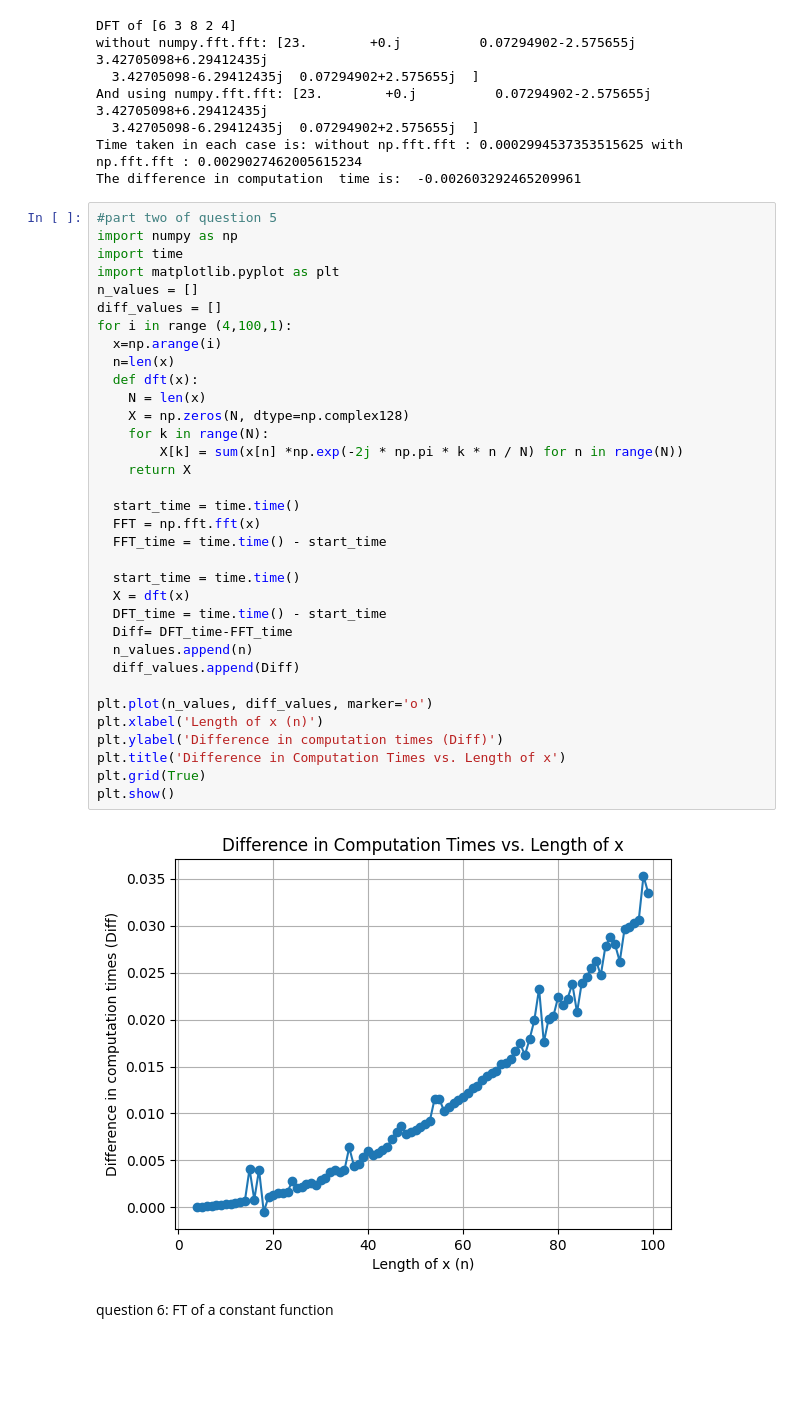
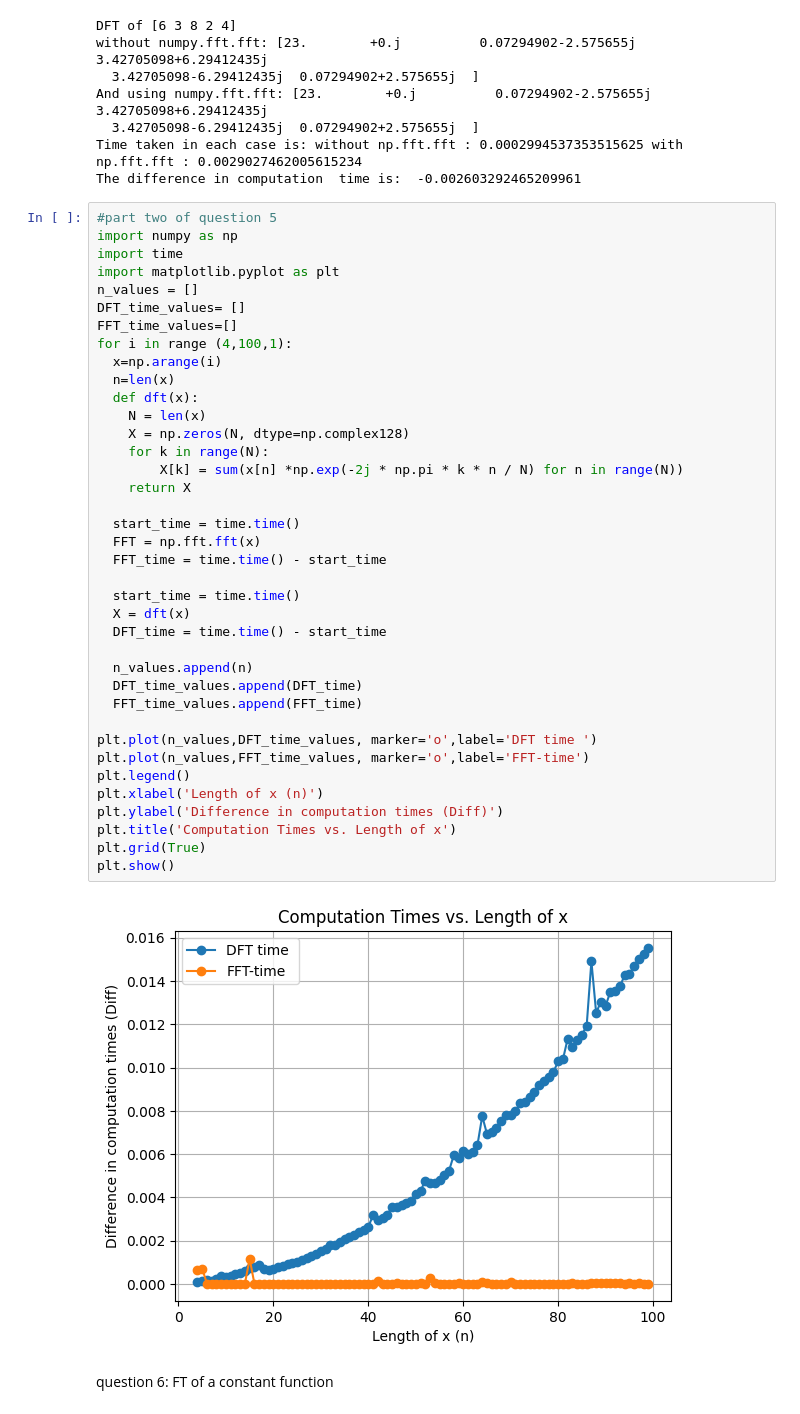
Before and after one commit to Tagtshen/Assignment-1-Computational-physics, a Jupyter notebook: Assignment3_Tagtshen.ipynb, the cells around one changed output. Cells and saved outputs as stored; diff of their text form; blank space fills up the shorter version.

```diff
--- a/Assignment3_Tagtshen.ipynb
+++ b/Assignment3_Tagtshen.ipynb
@@ -84,39 +84,43 @@ The difference in computation  time is:  -0.002603292465209961
 # %%
 #part two of question 5
 import numpy as np
 import time
 import matplotlib.pyplot as plt
 n_values = []
-diff_values = []
+DFT_time_values= []
+FFT_time_values=[]
 for i in range (4,100,1):
   x=np.arange(i)
   n=len(x)
   def dft(x):
     N = len(x)
     X = np.zeros(N, dtype=np.complex128)
     for k in range(N):
         X[k] = sum(x[n] *np.exp(-2j * np.pi * k * n / N) for n in range(N))
     return X
 
   start_time = time.time()
   FFT = np.fft.fft(x)
   FFT_time = time.time() - start_time
 
   start_time = time.time()
   X = dft(x)
   DFT_time = time.time() - start_time
-  Diff= DFT_time-FFT_time
+
   n_values.append(n)
-  diff_values.append(Diff)
+  DFT_time_values.append(DFT_time)
+  FFT_time_values.append(FFT_time)
 
-plt.plot(n_values, diff_values, marker='o')
+plt.plot(n_values,DFT_time_values, marker='o',label='DFT time ')
+plt.plot(n_values,FFT_time_values, marker='o',label='FFT-time')
+plt.legend()
 plt.xlabel('Length of x (n)')
 plt.ylabel('Difference in computation times (Diff)')
-plt.title('Difference in Computation Times vs. Length of x')
+plt.title('Computation Times vs. Length of x')
 plt.grid(True)
 plt.show()
 # %% [output]
-[figure, old version]
+[figure, new version]
 # %% [markdown]
 question 6: FT of a constant function
 # %%
```
